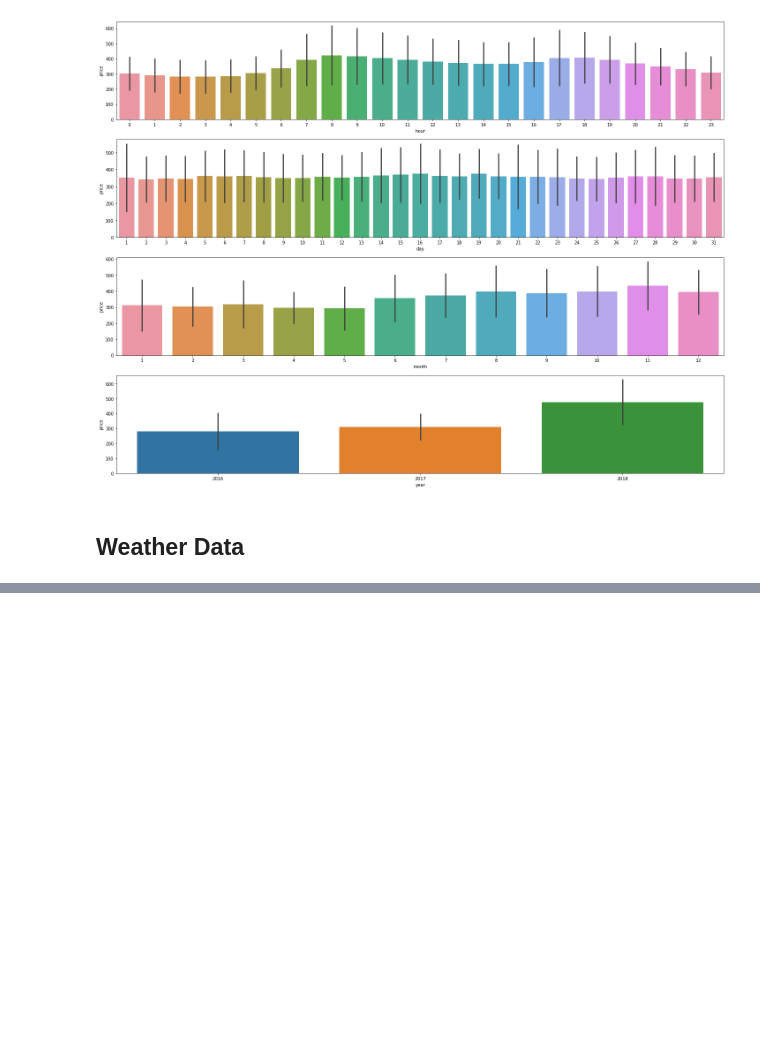
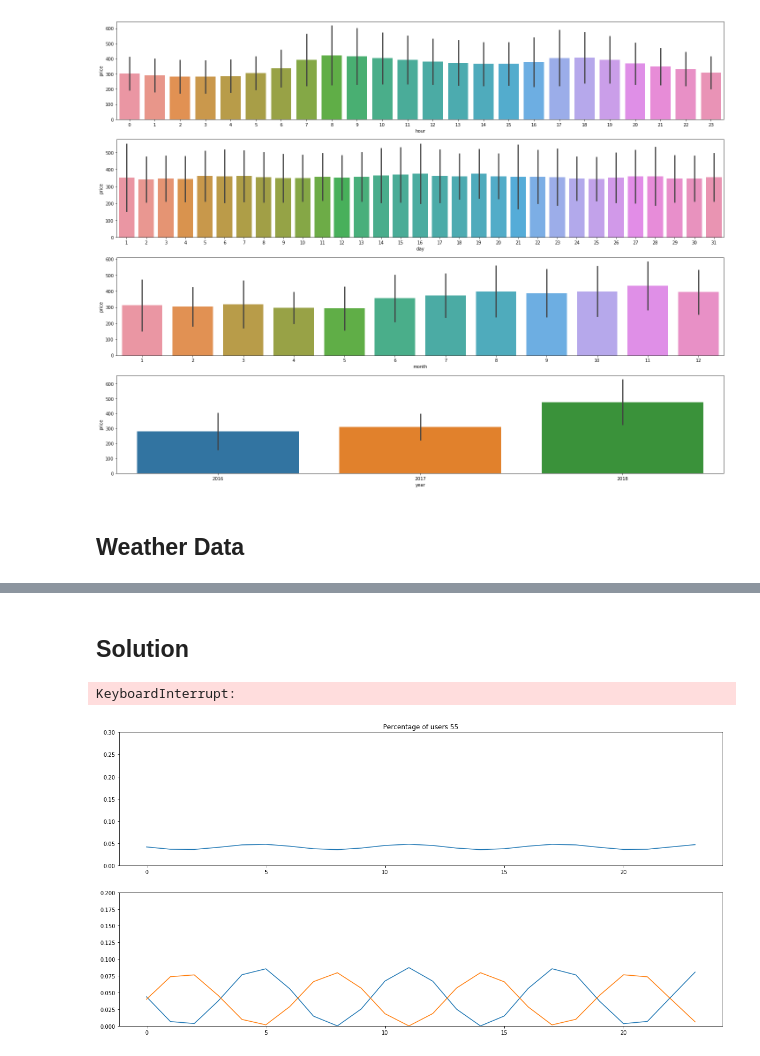
Before and after one commit to JonasRSV/H4S-Uniform-Energy, a Jupyter notebook: uniform_energy.ipynb, the cells around one changed output, grey strips where cells are left out. Saved outputs shown, nothing was run; the diff lists cells and outputs as text; code cells hidden in the pictures; blank space fills up the shorter version.

```diff
--- a/uniform_energy.ipynb
+++ b/uniform_energy.ipynb
@@ -80,0 +108,14 @@ Weather Data
+# %% [markdown]
+Solution
+---
+# %%
+import api.unergygorithm as unregygorithm
+import matplotlib.pyplot as plt
+
+fig, (ax, axpdfs) = plt.subplots(2, figsize=(20, 10))
+
+
+unregygorithm.demo(np.sin(np.arange(24)) + 1, fig, ax, axpdfs, speed=0.1)
+# %% [output]
+KeyboardInterrupt:
+[figure, added]
```
Also changed, not shown: parts of 7 cells of this notebook, 3 other files.
